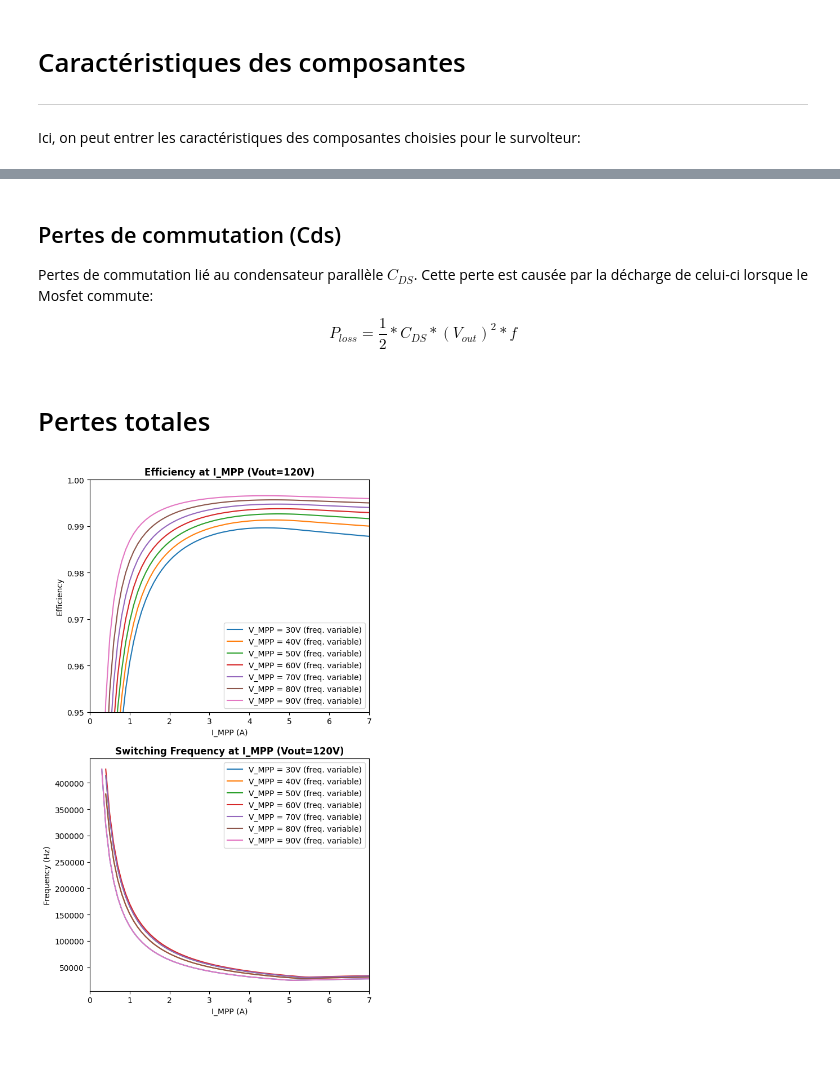
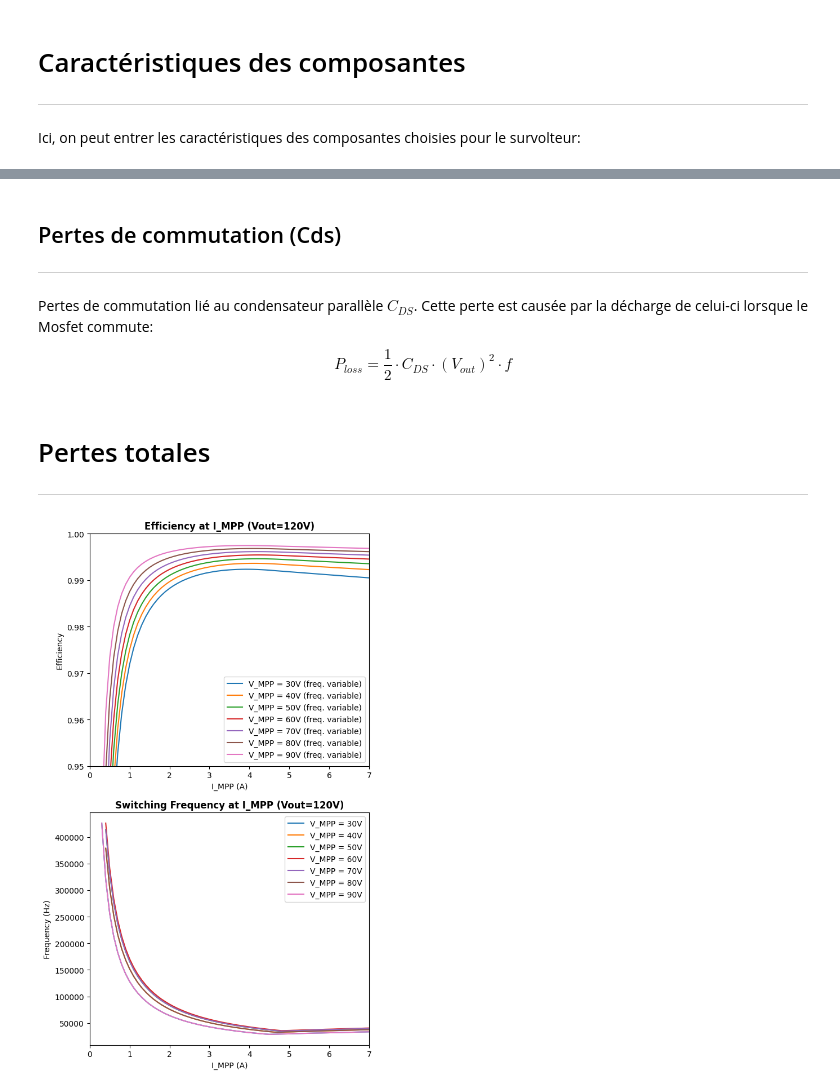
Before and after one commit to guimauve007/MPPT-builder, a Jupyter notebook: MPPT_builder.ipynb, the cells around one changed output, grey strips where cells are left out. Drawn from its saved outputs; the diff is of its cells as text; code cells hidden in the pictures; blank space fills up the shorter version.

```diff
--- a/MPPT_builder.ipynb
+++ b/MPPT_builder.ipynb
@@ -16,7 +16,7 @@ RL = 12*10**-3 # Résistance DC de la bobine (en Ohms)
 # Switching FET
 RDS_SW = 12*10**-3 # Résistance entre le drain et la source (en Ohms)
 CDS_SW = 400*10**-12 # Capacitance entre le drain et la source (en Farads)
-T_SW = 26*10**-9 # en s -> temps de transition on-off moyenné (en secondes)
+T_SW = 15*10**-9 # en s -> temps de transition on-off moyenné (en secondes)
 # %%
 # Rectifier FET
 RDS_RECT = 12*10**-3 # Résistance entre le drain et la source (en Ohms)
@@ -107,14 +114,17 @@ def ploss_inductor(impp, delta_i, rl):
     return rl*((impp**2)*(delta_i**2)/3)
 # %% [markdown]
 ## Pertes de commutation (Cds)
+---
+
 Pertes de commutation lié au condensateur parallèle $C_{DS}$. Cette perte est causée par la décharge de celui-ci lorsque le Mosfet commute:
 
-$$P_{loss}=\frac{1}{2}*C_{DS}*(V_{out})^2*f$$
+$$P_{loss}=\frac{1}{2} \cdot C_{DS} \cdot (V_{out})^2 \cdot f$$
 # %%
 def ploss_cds(f, vout, cds_sw):
     return (1/2)*cds_sw*(vout**2)*f
 # %% [markdown]
 # Pertes totales
+---
 # %%
 def ploss_tot(f, i_mpp, vin, vout):
 
@@ -165,33 +175,32 @@ for v in v_mpp:
         efficiency_list.append([0,0])
 
     max_efficiency_list.append(None if max(efficiency_list, key = lambda x: x[0])[0] == 0 else max(efficiency_list, key = lambda x: x[0])[0])
     frequency_list.append(None if max(efficiency_list, key = lambda x: x[0])[1] == 0 else max(efficiency_list, key = lambda x: x[0])[1])
     efficiency_list.clear()
   plt.subplot(2,1,1)
   plt.plot(i_mpp, max_efficiency_list, label="V_MPP = " + str(v) + "V (freq. variable)")
   plt.subplot(2,1,2)
-  plt.plot(i_mpp, frequency_list, label="V_MPP = " + str(v) + "V (freq. variable)")
+  plt.plot(i_mpp, frequency_list, label="V_MPP = " + str(v) + "V")
   max_efficiency_list.clear()
   frequency_list.clear()
 
 plt.subplot(2,1,1)
 plt.xlabel("I_MPP (A)")
 plt.ylabel("Efficiency")
 plt.ylim(0.95, 1)
 plt.xlim(0, 7)
 plt.legend()
 plt.title("Efficiency at I_MPP (Vout="+str(V_OUT)+"V)", fontweight ="bold")
 
 plt.subplot(2,1,2)
 plt.xlabel("I_MPP (A)")
 plt.ylabel("Frequency (Hz)")
-# plt.ylim(0.95, 1)
 plt.xlim(0, 7)
 plt.legend()
 plt.title("Switching Frequency at I_MPP (Vout="+str(V_OUT)+"V)", fontweight ="bold")
 
 plt.subplots_adjust(top=2)
 
 plt.show()
 # %% [output]
-[figure, old version]
+[figure, new version]
```
Also changed, not shown: parts of 8 cells of this notebook.
